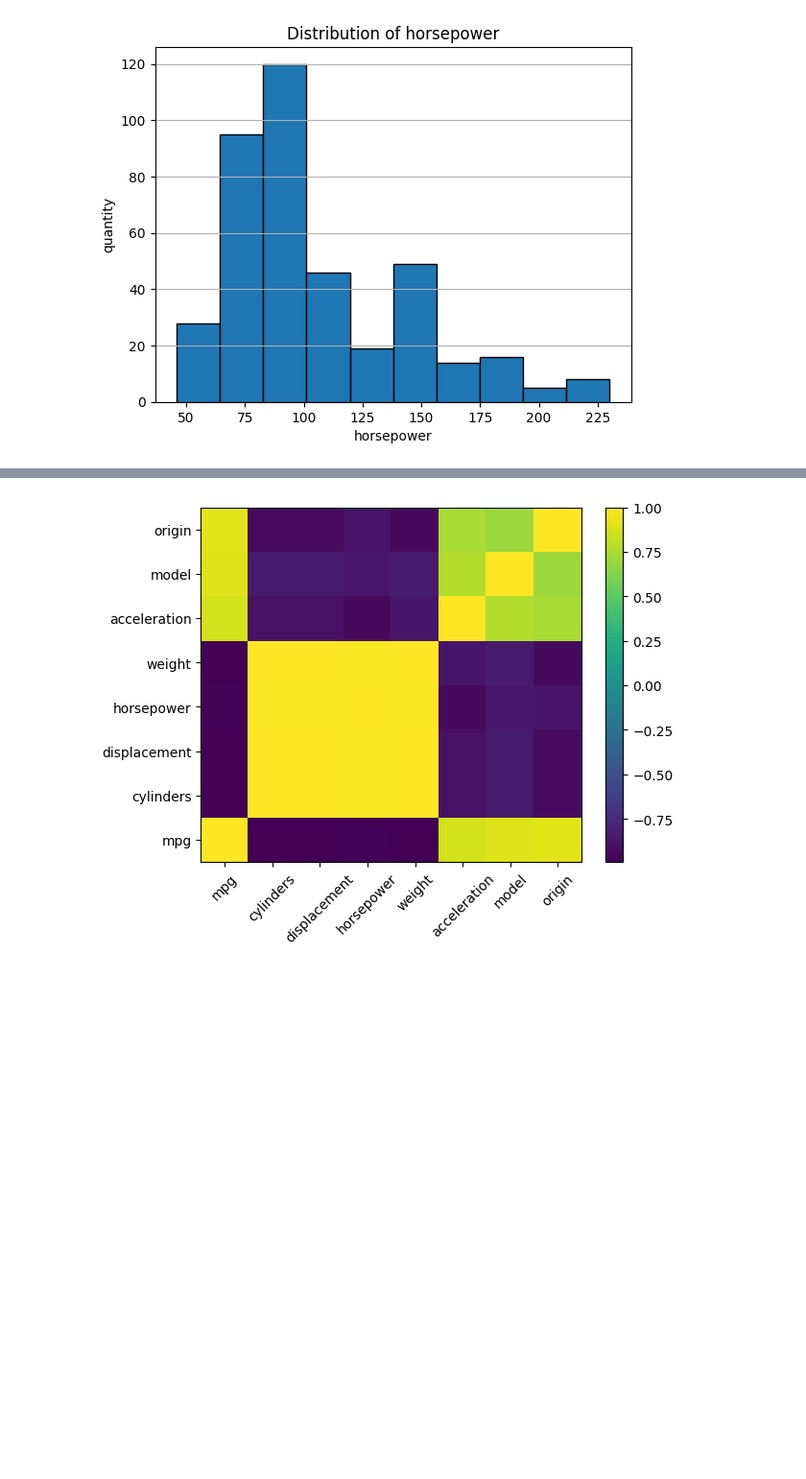
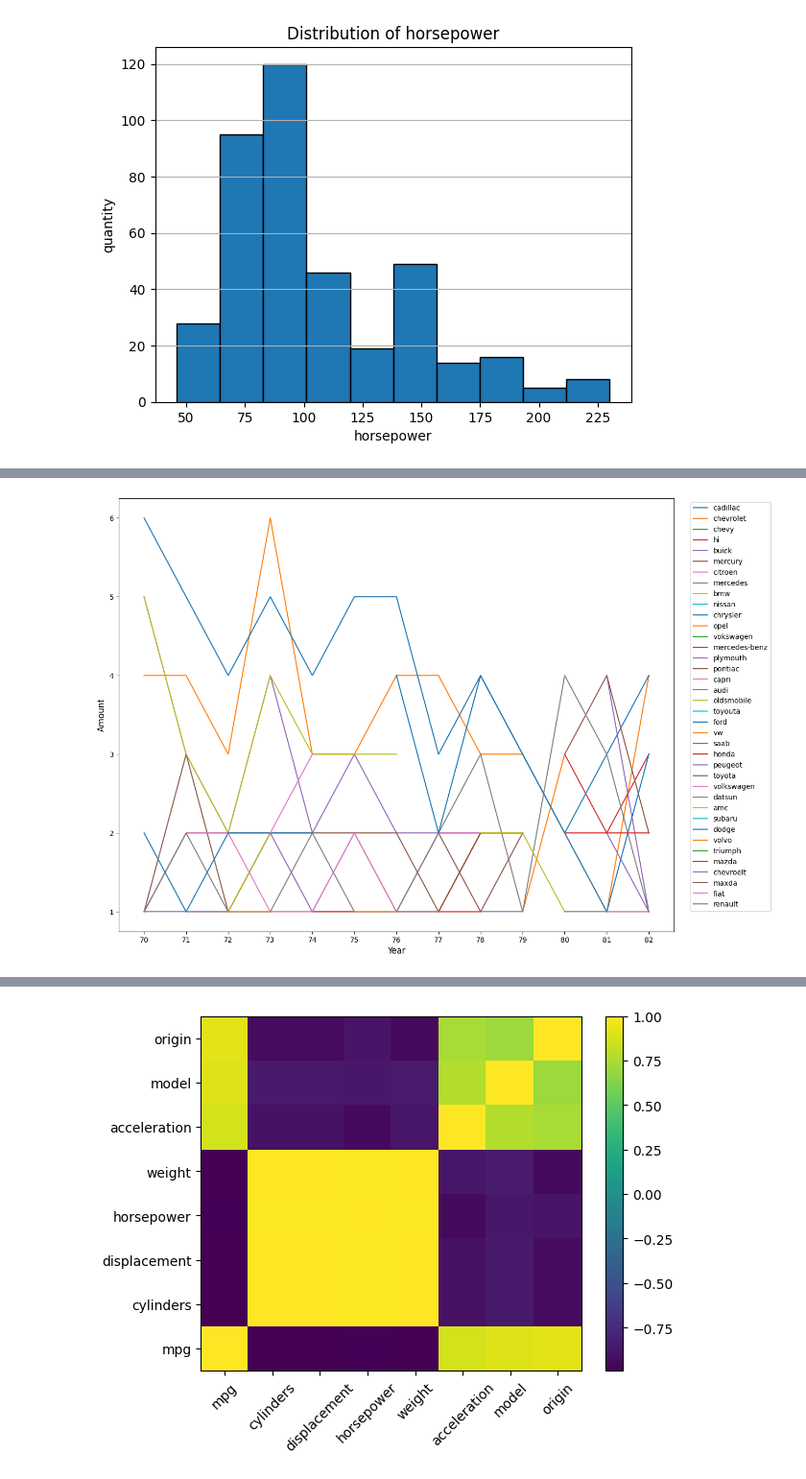
Before and after one commit to HoDangCao/Data-Vis, a Jupyter notebook: lab3/carmpg.ipynb, the cells around one changed output, grey strips where cells are left out. Shown: that part at 96% size. Cells and saved outputs as stored; diff of their text form; code cells hidden in the pictures; blank space fills up the shorter version.

```diff
--- a/lab3/carmpg.ipynb
+++ b/lab3/carmpg.ipynb
@@ -152,3 +166,27 @@ plot_scatter('model', 'cylinders')
 # %%
 # 8. Plot a time series for all the companies that show how many new cars they introduces during each year.
 # Do you see some interesting trends? (Hint: data.car name.str.split()[0] returns a vector of the first word of car name column.)
+# Tạo danh sách các hãng xe và các năm
+companyList = list(set(data['company'].values))
+years = list(set(data['model'].values))
+
+df = pd.DataFrame(columns=companyList, index=years)
+
+for col in df.columns:
+    for year in df.index:
+        s = sum((data['model'] == year) & (data['company'] == col))
+        df.at[year, col] = s if s != 0 else np.nan
+
+plt.figure(figsize=(14, 11))
+for col in df.columns:
+    plt.plot(df[col], label=col)
+
+plt.xticks(df.index)
+plt.xlabel('Year', fontsize=12)
+plt.ylabel('Amount', fontsize=12)
+plt.legend(bbox_to_anchor=(1.18, 1), loc=0)
+
+# Hiển thị biểu đồ
+plt.show()
+# %% [output]
+[figure, added]
```
Also changed, not shown: parts of 11 cells of this notebook.
